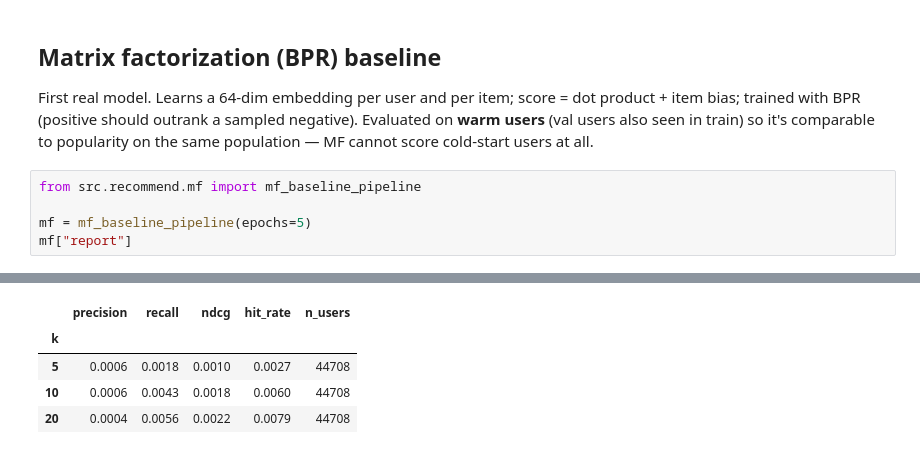
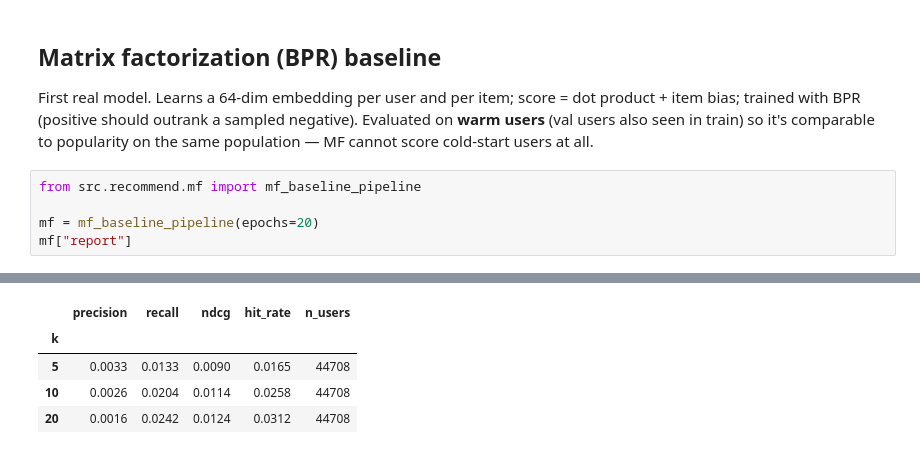
Before and after one commit to Pantelijaa/RecoSearch, a Jupyter notebook: notebooks/02_baseline_results.ipynb, the cells around one changed output, grey strips where cells are left out. Cells and saved outputs as stored; diff of their text form.

```diff
--- a/notebooks/02_baseline_results.ipynb
+++ b/notebooks/02_baseline_results.ipynb
@@ -163,6 +163,6 @@ popularity on the same population — MF cannot score cold-start users at all.
 # %%
 from src.recommend.mf import mf_baseline_pipeline
 
-mf = mf_baseline_pipeline(epochs=5)
+mf = mf_baseline_pipeline(epochs=20)
 mf["report"]
 # %% [output]
@@ -186,8 +186,8 @@ k
 |  | precision | recall | ndcg | hit_rate | n_users |
 | k |  |  |  |  |  |
-| 5 | 0.0006 | 0.0018 | 0.0010 | 0.0027 | 44708 |
-| 10 | 0.0006 | 0.0043 | 0.0018 | 0.0060 | 44708 |
-| 20 | 0.0004 | 0.0056 | 0.0022 | 0.0079 | 44708 |
+| 5 | 0.0033 | 0.0133 | 0.0090 | 0.0165 | 44708 |
+| 10 | 0.0026 | 0.0204 | 0.0114 | 0.0258 | 44708 |
+| 20 | 0.0016 | 0.0242 | 0.0124 | 0.0312 | 44708 |
 # %%
 from src.evaluation.metrics import evaluate_recommendations
 
```
Also changed, not shown: parts of 7 cells of this notebook, 1 other file.
